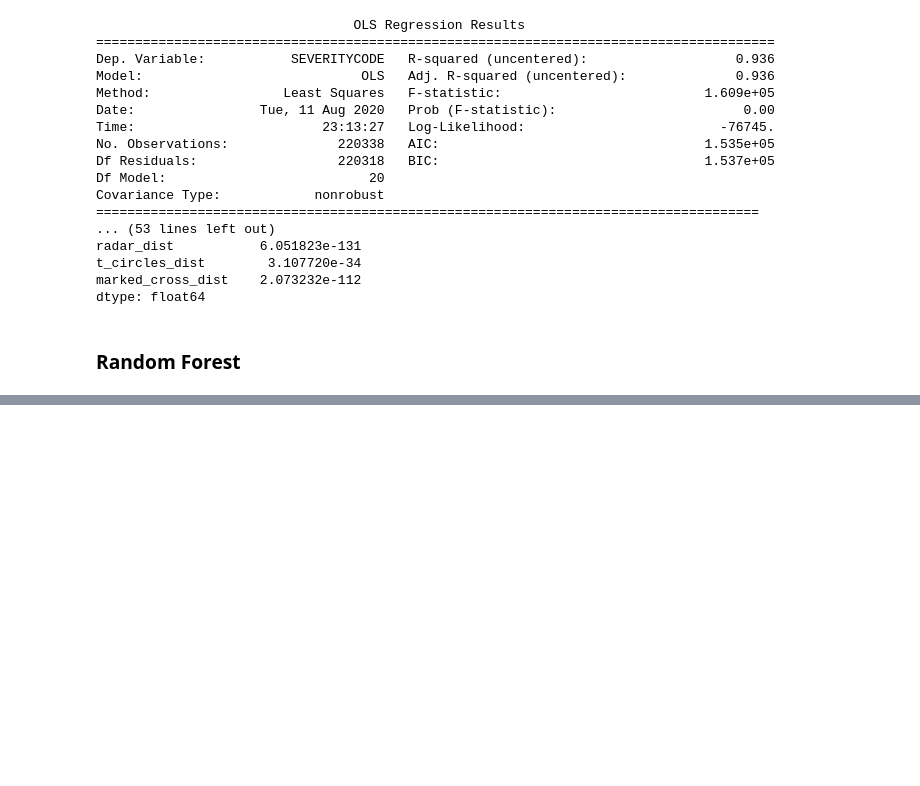
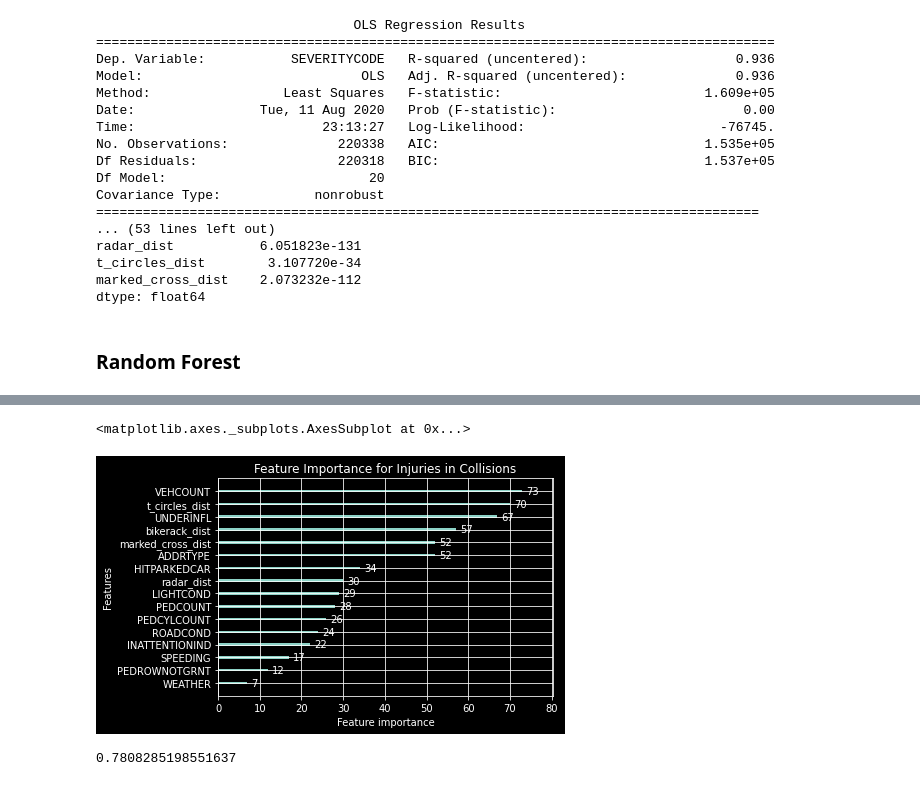
Before and after one commit to DataCircles/traffic_collisions_ml_team1, a Jupyter notebook: notebooks/cindy_model1.ipynb, the cells around one changed output, grey strips where cells are left out. Drawn from its saved outputs; the diff is of its cells as text; code cells hidden in the pictures; blank space fills up the shorter version.

Commit message:
create light gbm model with new columns

```diff
--- a/notebooks/cindy_model1.ipynb
+++ b/notebooks/cindy_model1.ipynb
@@ -484,3 +498,3 @@ data['INJURIES_OCCURRED'] = (y >= 2).astype(int)
 # %%
 y2 = data.pop('INJURIES_OCCURRED')
-x2 = data
+x2 = data.drop(columns=['PERSONCOUNT','INJURIES', 'SERIOUSINJURIES', 'FATALITIES'])
@@ -506,0 +501,2 @@ x2 = data
+# %%
+X_train, X_test, y_train, y_test = train_test_split(x2,y2)
@@ -506,0 +505,24 @@ x2 = data
+# %%
+# Create dataset for lightgbm
+lgb_train = lgb.Dataset(X_train, y_train)
+lgb_eval = lgb.Dataset(X_test, y_test, reference=lgb_train)
+
+# specify configuration
+params = {
+        'boosting_type': 'gbdt',
+        'objective': 'binary',
+        'num_leaves': 31,
+        'learning_rate': 0.05,
+        'feature_fraction': 0.8,
+        'bagging_fraction': 0.8,
+        'bagging_freq': 5,
+        'verbose': 0
+}
+
+gbm = lgb.train(params,
+                lgb_train,
+                num_boost_round=20,
+                valid_sets=lgb_eval,
+                early_stopping_rounds=5)
+
+# gbm.save_model('feateng_lgbm.txt')
@@ -506,0 +547,12 @@ x2 = data
+# %%
+# Get feature importances
+lgb.plot_importance(gbm, title="Feature Importance for Injuries in Collisions")
+# %% [output]
+<matplotlib.axes._subplots.AxesSubplot at 0x...>
+[figure, added]
+# %%
+# Get prediction and AUC score
+y_pred = gbm.predict(X_test, num_iteration=gbm.best_iteration)
+roc_auc_score(y_test, y_pred)
+# %% [output]
+0.7808285198551637
```
Also changed, not shown: parts of 10 cells of this notebook.
